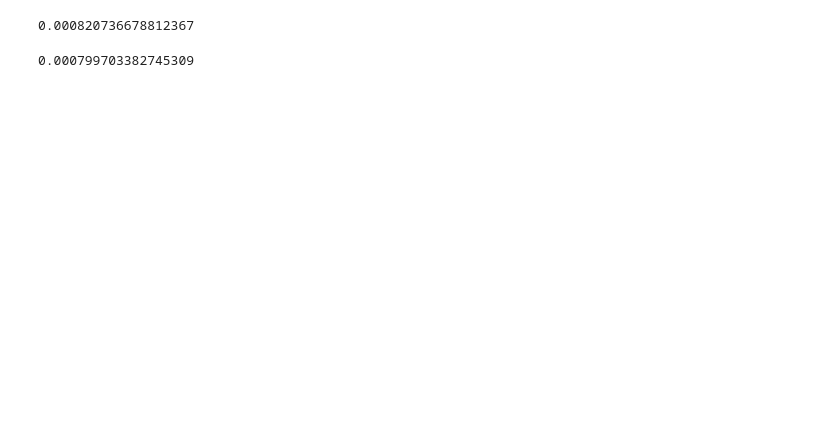
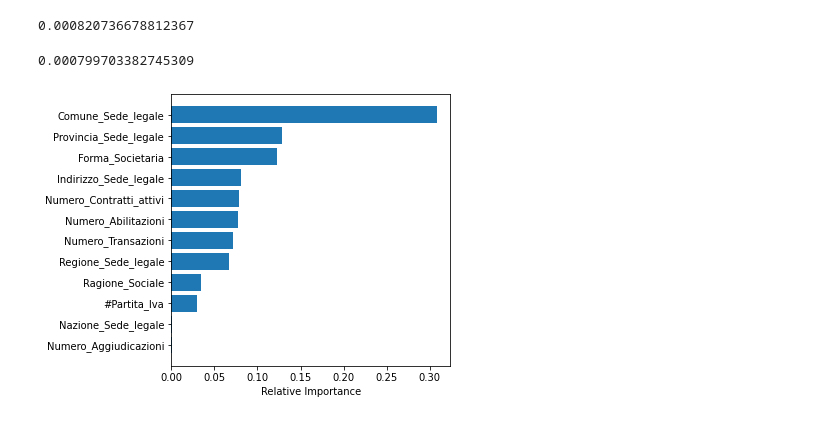
Before and after one commit to marcocarnini/DS2, a Jupyter notebook: scripts/AdversarialValidation-Fornitori.ipynb, the cells around one changed output. Saved outputs shown, nothing was run; the diff lists cells and outputs as text; code cells hidden in the pictures; blank space fills up the shorter version.

```diff
--- a/scripts/AdversarialValidation-Fornitori.ipynb
+++ b/scripts/AdversarialValidation-Fornitori.ipynb
@@ -572,3 +722,21 @@ np.mean(Y_train)
 np.mean(Y_test)
 # %% [output]
 0.000799703382745309
+# %%
+from matplotlib import rc
+
+
+features = X_train.columns
+importances = model.feature_importances_
+indices = np.argsort(importances)
+
+rc("font", **{"family": "sans-serif", "sans-serif": ["DejaVu Sans"]})
+
+plt.figure(figsize=(5, 5))
+plt.barh(range(len(indices)), importances[indices], align="center")
+plt.yticks(range(len(indices)), [features[i] for i in indices])
+plt.xlabel("Relative Importance")
+plt.savefig("feature_importance.png", dpi=2400, bbox_inches="tight")
+plt.show()
+# %% [output]
+[figure, added]
```
Also changed, not shown: parts of 26 cells of this notebook, 8 other files.
